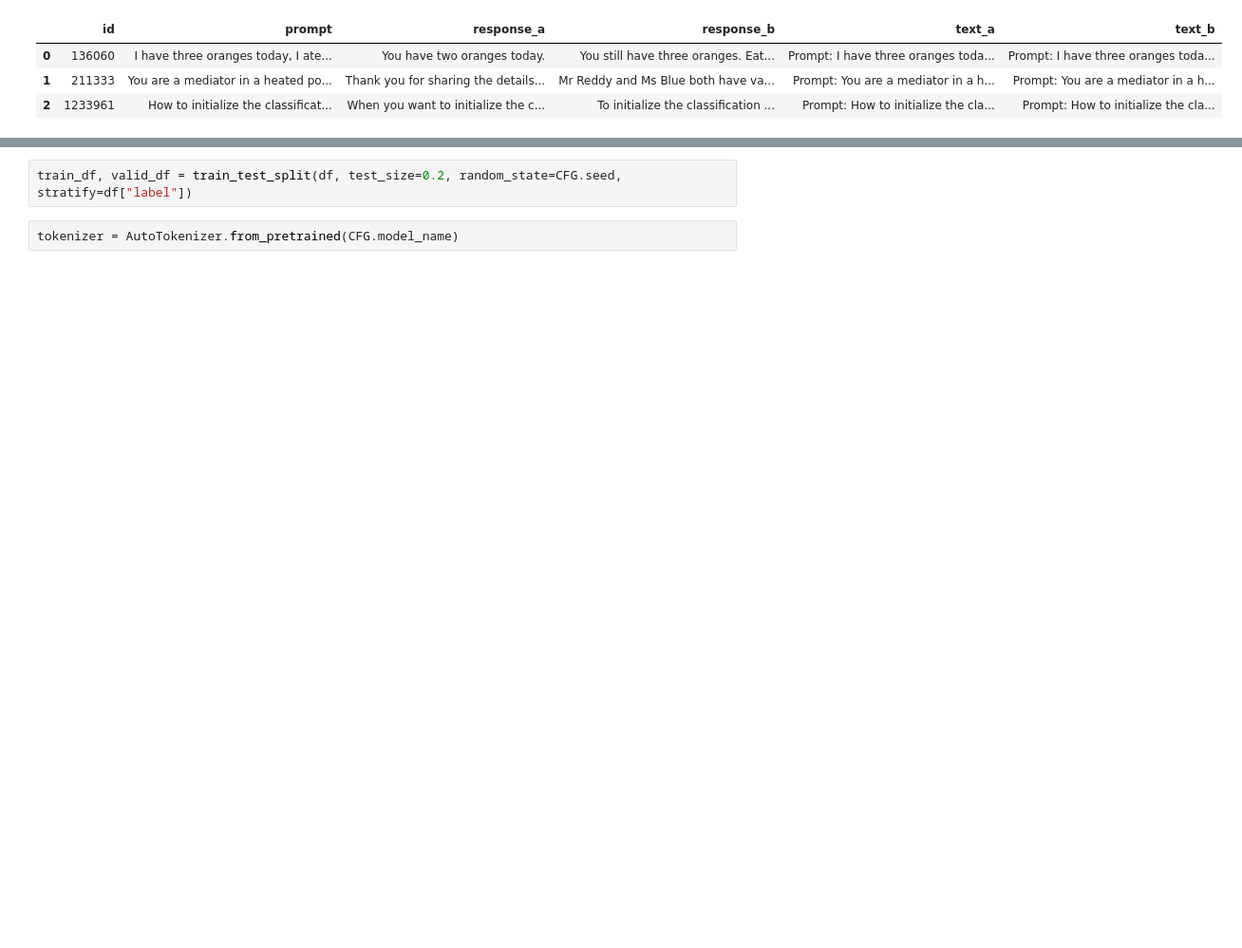
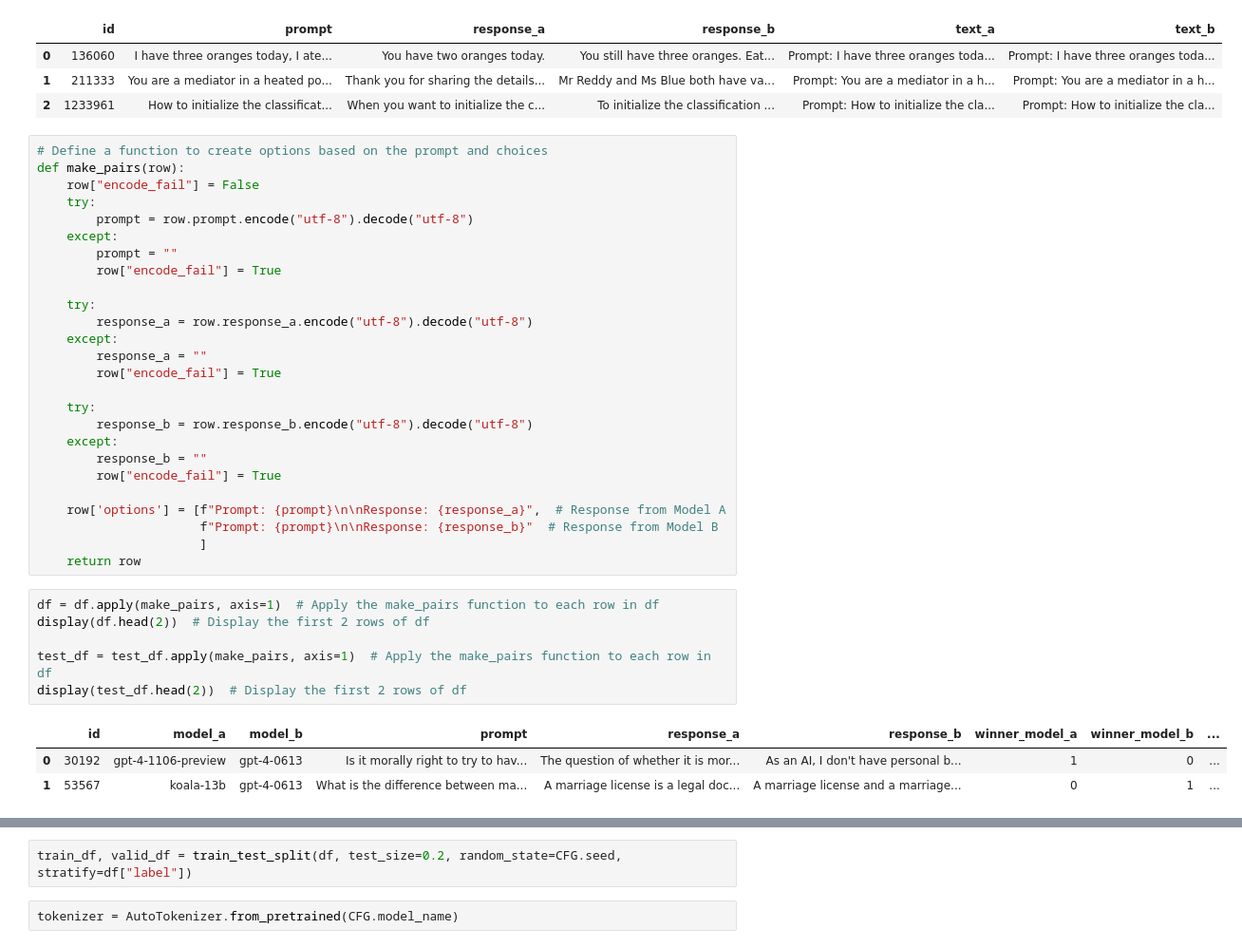
Before and after one commit to kajinagi0001-bit/LLM-Classification-Finetuning, a Jupyter notebook: llm-finetune-base.ipynb, the cells around one changed output, grey strips where cells are left out. Shown at 95% size. Drawn from its saved outputs; the diff is of its cells as text; blank space fills up the shorter version.

```diff
--- a/llm-finetune-base.ipynb
+++ b/llm-finetune-base.ipynb
@@ -64,3 +65,39 @@ display(test_df.head())
 | 0 | 136060 | I have three oranges today, I ate... | You have two oranges today. | You still have three oranges. Eat... | Prompt: I have three oranges toda... | Prompt: I have three oranges toda... |
 | 1 | 211333 | You are a mediator in a heated po... | Thank you for sharing the details... | Mr Reddy and Ms Blue both have va... | Prompt: You are a mediator in a h... | Prompt: You are a mediator in a h... |
 | 2 | 1233961 | How to initialize the classificat... | When you want to initialize the c... | To initialize the classification ... | Prompt: How to initialize the cla... | Prompt: How to initialize the cla... |
+# %%
+# Define a function to create options based on the prompt and choices
+def make_pairs(row):
+    row["encode_fail"] = False
+    try:
+        prompt = row.prompt.encode("utf-8").decode("utf-8")
+    except:
+        prompt = ""
+        row["encode_fail"] = True
+
+    try:
+        response_a = row.response_a.encode("utf-8").decode("utf-8")
+    except:
+        response_a = ""
+        row["encode_fail"] = True
+
+    try:
+        response_b = row.response_b.encode("utf-8").decode("utf-8")
+    except:
+        response_b = ""
+        row["encode_fail"] = True
+
+    row['options'] = [f"Prompt: {prompt}\n\nResponse: {response_a}",  # Response from Model A
+                      f"Prompt: {prompt}\n\nResponse: {response_b}"  # Response from Model B
+                      ]
+    return row
+# %%
+df = df.apply(make_pairs, axis=1)  # Apply the make_pairs function to each row in df
+display(df.head(2))  # Display the first 2 rows of df
+
+test_df = test_df.apply(make_pairs, axis=1)  # Apply the make_pairs function to each row in df
+display(test_df.head(2))  # Display the first 2 rows of df
+# %% [output]
+|  | id | model_a | model_b | prompt | response_a | response_b | winner_model_a | winner_model_b | ... |
+| 0 | 30192 | gpt-4-1106-preview | gpt-4-0613 | Is it morally right to try to hav... | The question of whether it is mor... | As an AI, I don't have personal b... | 1 | 0 | ... |
+| 1 | 53567 | koala-13b | gpt-4-0613 | What is the difference between ma... | A marriage license is a legal doc... | A marriage license and a marriage... | 0 | 1 | ... |
```
Also changed, not shown: parts of 7 cells of this notebook, 1 other file.
